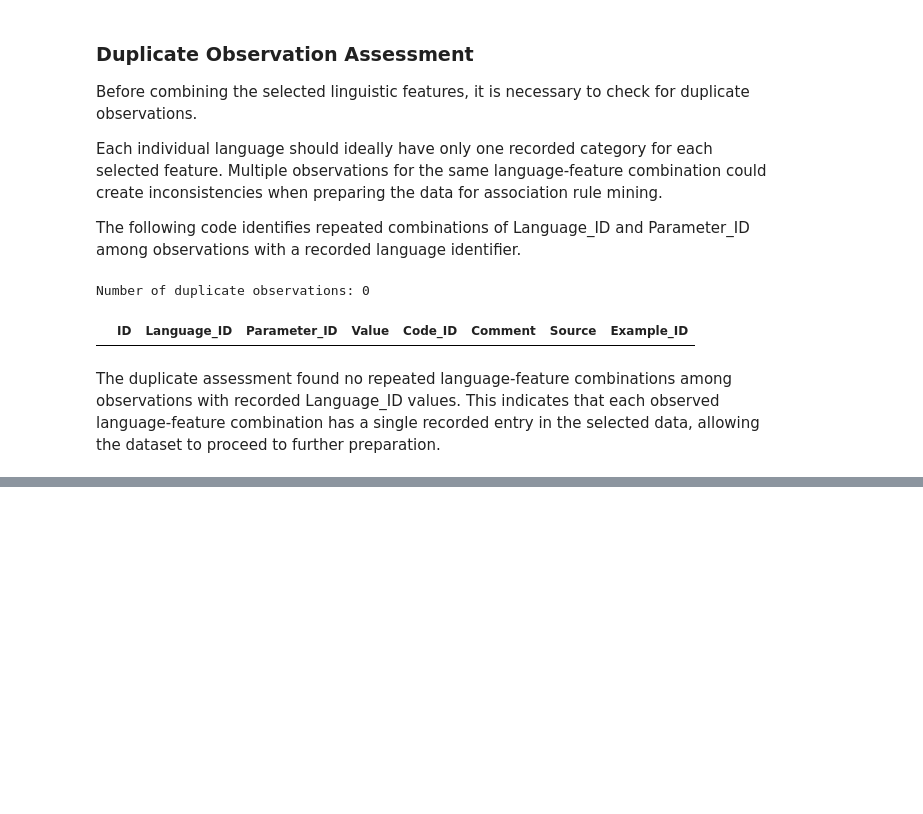
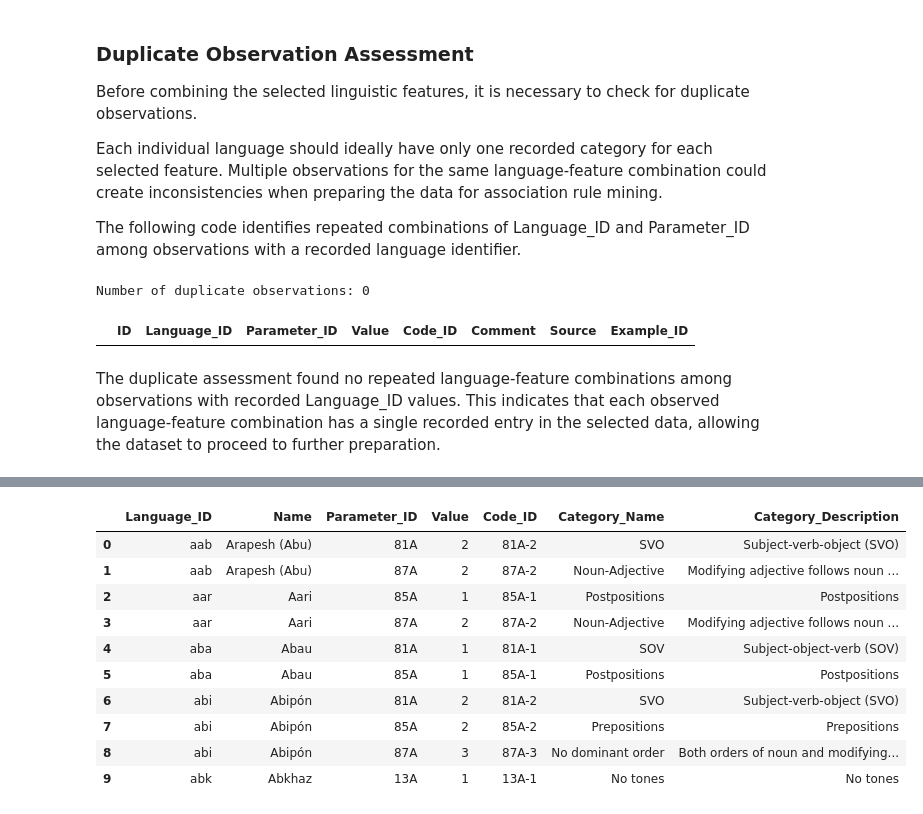
Before and after one commit to Rani-Wheeza/wals-linguistic-association-analysis, a Jupyter notebook: notebooks/01_wals_data_understanding.ipynb, the cells around one changed output, grey strips where cells are left out. Saved outputs shown, nothing was run; the diff lists cells and outputs as text; code cells hidden in the pictures; blank space fills up the shorter version.

```diff
--- a/notebooks/01_wals_data_understanding.ipynb
+++ b/notebooks/01_wals_data_understanding.ipynb
@@ -571,0 +798,76 @@ The duplicate assessment found no repeated language-feature combinations among o
+# %%
+# Select the relevant category information from the Codes dataset
+
+feature_codes = codes[
+    [
+        "ID",
+        "Parameter_ID",
+        "Name",
+        "Description"
+    ]
+].copy()
+
+# Rename columns for clarity
+
+feature_codes = feature_codes.rename(
+    columns={
+        "ID": "Code_ID",
+        "Name": "Category_Name",
+        "Description": "Category_Description"
+    }
+)
+
+
+# Remove columns from any previous category-mapping attempt
+
+prepared_data = prepared_data.drop(
+    columns=[
+        "category_match",
+        "Category_Name",
+        "Category_Description"
+    ],
+    errors="ignore"
+)
+
+
+# Join category information to the prepared dataset
+
+prepared_data = prepared_data.merge(
+    feature_codes,
+    on="Code_ID",
+    how="left",
+    validate="many_to_one",
+    indicator="category_match"
+)
+
+
+# Check the category mapping results
+
+matched_categories = (
+    prepared_data["category_match"] == "both"
+).sum()
+
+unmatched_categories = (
+    prepared_data["category_match"] == "left_only"
+).sum()
+
+print("Total observations:", len(prepared_data))
+print("Successfully mapped categories:", matched_categories)
+print("Unmatched categories:", unmatched_categories)
+
+print("\nPreview of mapped categories:")
+
+display(
+    prepared_data[
+        [
+            "Language_ID",
+            "Name",
+            "Parameter_ID",
+            "Value",
+            "Code_ID",
+            "Category_Name",
+            "Category_Description"
+        ]
+    ].head(10)
+)
+# %% [output]
@@ -571,0 +879,11 @@ The duplicate assessment found no repeated language-feature combinations among o
+|  | Language_ID | Name | Parameter_ID | Value | Code_ID | Category_Name | Category_Description |
+| 0 | aab | Arapesh (Abu) | 81A | 2 | 81A-2 | SVO | Subject-verb-object (SVO) |
+| 1 | aab | Arapesh (Abu) | 87A | 2 | 87A-2 | Noun-Adjective | Modifying adjective follows noun ... |
+| 2 | aar | Aari | 85A | 1 | 85A-1 | Postpositions | Postpositions |
+| 3 | aar | Aari | 87A | 2 | 87A-2 | Noun-Adjective | Modifying adjective follows noun ... |
+| 4 | aba | Abau | 81A | 1 | 81A-1 | SOV | Subject-object-verb (SOV) |
+| 5 | aba | Abau | 85A | 1 | 85A-1 | Postpositions | Postpositions |
+| 6 | abi | Abipón | 81A | 2 | 81A-2 | SVO | Subject-verb-object (SVO) |
+| 7 | abi | Abipón | 85A | 2 | 85A-2 | Prepositions | Prepositions |
+| 8 | abi | Abipón | 87A | 3 | 87A-3 | No dominant order | Both orders of noun and modifying... |
+| 9 | abk | Abkhaz | 13A | 1 | 13A-1 | No tones | No tones |
```
Also changed, not shown: parts of 38 cells of this notebook.
